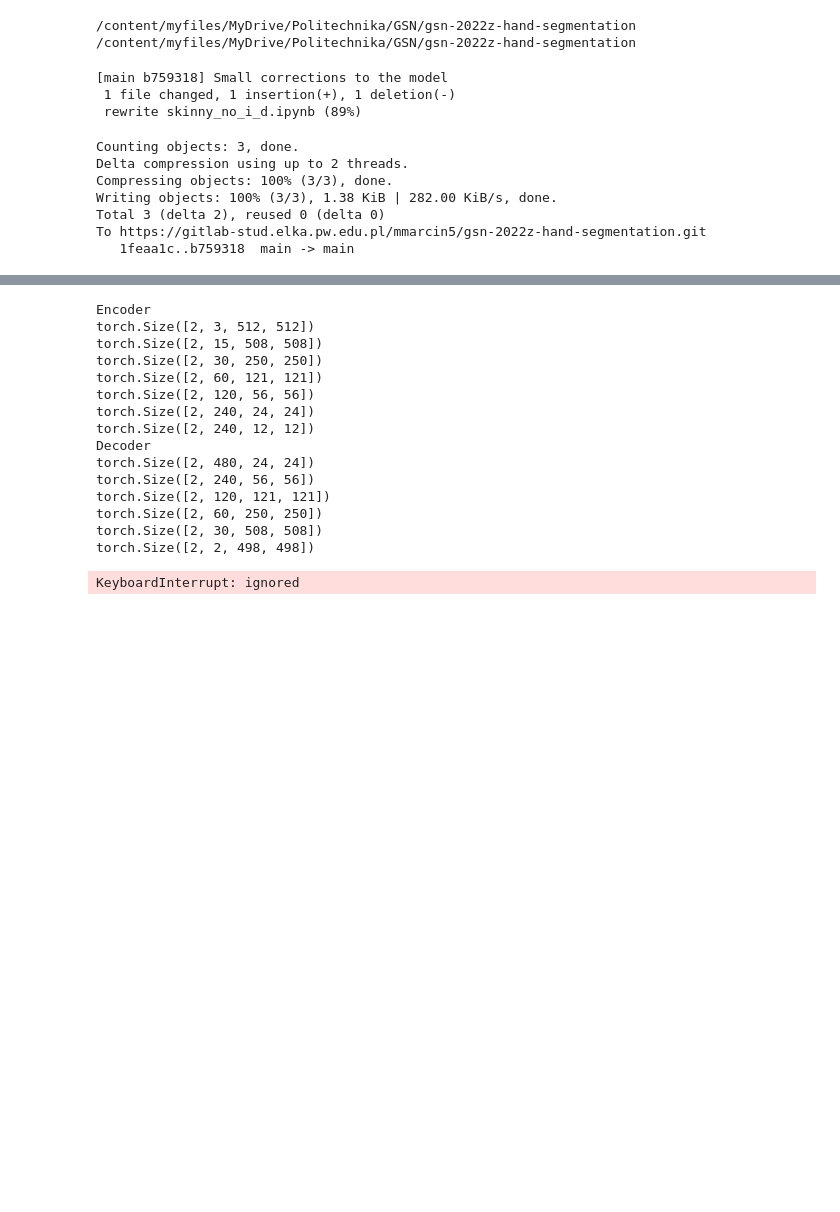
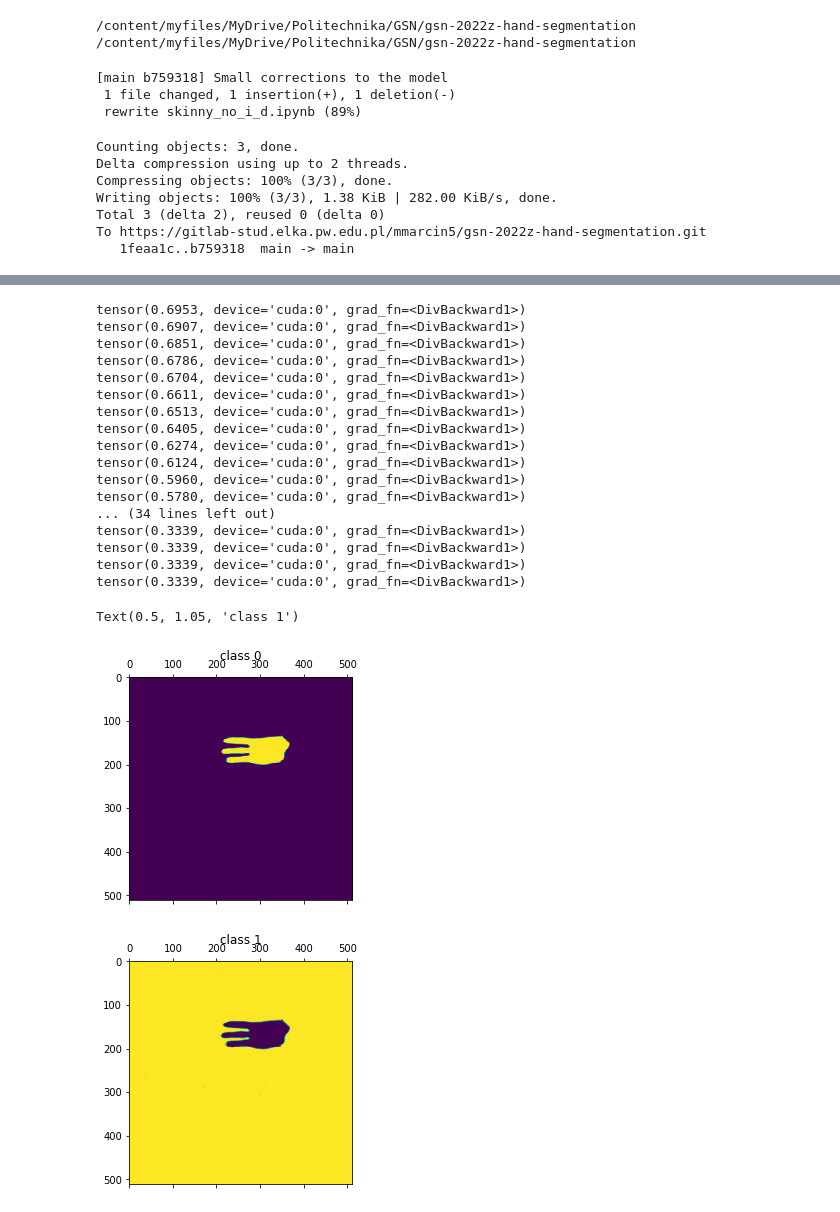
Before and after one commit to Maugosia/hand-segmentation-nn, a Jupyter notebook: skinny_no_i_d.ipynb, the cells around one changed output, grey strips where cells are left out. Drawn from its saved outputs; the diff is of its cells as text; code cells hidden in the pictures; blank space fills up the shorter version.

Commit message:
add padding, single batch overfit test

```diff
--- a/skinny_no_i_d.ipynb
+++ b/skinny_no_i_d.ipynb
@@ -160,20 +162,20 @@ class FinalConv(nn.Module):
 
     self.sequential_stack = nn.Sequential(
         nn.Conv2d(in_channels=in_channels, out_channels=mid_channels,
-                  kernel_size=3, bias=False),
+                  padding=padding_mode, kernel_size=3, bias=False),
         nn.BatchNorm2d(mid_channels),
         nn.ReLU(inplace=True),
         nn.Conv2d(in_channels=mid_channels, out_channels=mid_channels,
-                  kernel_size=3, bias=False),
+                  padding=padding_mode, kernel_size=3, bias=False),
         nn.BatchNorm2d(mid_channels),
         nn.Conv2d(in_channels=mid_channels, out_channels=mid_channels,
-                  kernel_size=3, bias=False),
+                  padding=padding_mode, kernel_size=3, bias=False),
         nn.ReLU(inplace=True),
         nn.Conv2d(in_channels=mid_channels, out_channels=mid_channels // 2,
-                  kernel_size=3, bias=False),
+                  padding=padding_mode, kernel_size=3, bias=False),
         nn.ReLU(inplace=True),
         nn.Conv2d(in_channels=mid_channels // 2, out_channels=out_channels,
-                  kernel_size=3, bias=False),
+                  padding=padding_mode, kernel_size=3, bias=False),
         nn.Sigmoid()
     )
 
@@ -287,11 +302,12 @@ data_train, data_val = torch.utils.data.random_split(data_train_val,
 from torch.utils.data import DataLoader
 
 val_loader = DataLoader(data_val, shuffle=True, batch_size=2)
+train_loader = DataLoader(data_train, shuffle=True, batch_size=2)
 # %%
 device = torch.device("cuda:0" if torch.cuda.is_available() else "cpu")
 model = Skinny(3, 2)
 model.to(device=device)
-epochs = 1
+epochs = 50
 lr = 0.001
 criterion = nn.CrossEntropyLoss()
 optimizer = torch.optim.Adam(model.parameters(), lr=lr, foreach=True)
@@ -300,25 +334,29 @@ model
 # %%
+batch = next(iter(train_loader))
+
 for epoch in range(1, epochs + 1):
   model.train()
   epoch_loss = 0
 
-  for batch in val_loader:
+  for i in [1]:
     images, masks = batch[0], batch[1]
 
 
     images = images.to(device=device, dtype=torch.float32, memory_format=torch.channels_last)
-    masks = masks.to(device=device, dtype=torch.long)
+    masks = masks.to(device=device, dtype=torch.float32)
 
     logits = model(images)
 
     # print(logits.shape)
     # print(masks.shape)
 
-    # loss = criterion(logits, masks)
+    loss = criterion(logits, masks)
 
-    # loss.backward()
-    # optimizer.step()
-    # optimizer.zero_grad()
+    loss.backward()
+    optimizer.step()
+    optimizer.zero_grad()
+
+    print(loss)
 
     # with torch.autocast(device.type if device.type != 'mps' else 'cpu', enabled=amp):
     #     masks_pred = model(images)
@@ -379,19 +417,32 @@ for epoch in range(1, epochs + 1):
     # except:
     #     pass
 # %% [output]
-Encoder
-torch.Size([2, 3, 512, 512])
-torch.Size([2, 15, 508, 508])
-torch.Size([2, 30, 250, 250])
-torch.Size([2, 60, 121, 121])
-torch.Size([2, 120, 56, 56])
-torch.Size([2, 240, 24, 24])
-torch.Size([2, 240, 12, 12])
-Decoder
-torch.Size([2, 480, 24, 24])
-torch.Size([2, 240, 56, 56])
-torch.Size([2, 120, 121, 121])
-torch.Size([2, 60, 250, 250])
-torch.Size([2, 30, 508, 508])
-torch.Size([2, 2, 498, 498])
+tensor(0.6953, device='cuda:0', grad_fn=<DivBackward1>)
+tensor(0.6907, device='cuda:0', grad_fn=<DivBackward1>)
+tensor(0.6851, device='cuda:0', grad_fn=<DivBackward1>)
+tensor(0.6786, device='cuda:0', grad_fn=<DivBackward1>)
+tensor(0.6704, device='cuda:0', grad_fn=<DivBackward1>)
+tensor(0.6611, device='cuda:0', grad_fn=<DivBackward1>)
+tensor(0.6513, device='cuda:0', grad_fn=<DivBackward1>)
+tensor(0.6405, device='cuda:0', grad_fn=<DivBackward1>)
+tensor(0.6274, device='cuda:0', grad_fn=<DivBackward1>)
+tensor(0.6124, device='cuda:0', grad_fn=<DivBackward1>)
+tensor(0.5960, device='cuda:0', grad_fn=<DivBackward1>)
+tensor(0.5780, device='cuda:0', grad_fn=<DivBackward1>)
+... (34 lines left out)
+tensor(0.3339, device='cuda:0', grad_fn=<DivBackward1>)
+tensor(0.3339, device='cuda:0', grad_fn=<DivBackward1>)
+tensor(0.3339, device='cuda:0', grad_fn=<DivBackward1>)
+tensor(0.3339, device='cuda:0', grad_fn=<DivBackward1>)
-KeyboardInterrupt: ignored
+# %%
+import matplotlib.pyplot as plt
+lab  = logits[0]
+plt.matshow(np.squeeze(lab[[0]].permute(1, 2, 0).cpu()).detach().numpy())
+plt.title("class 0")
+plt.matshow(np.squeeze(lab[[1]].permute(1, 2, 0).cpu()).detach().numpy())
+plt.title("class 1")
+#iou = iou_pytorch(logits, masks)
+# %% [output]
+Text(0.5, 1.05, 'class 1')
+[figure, added]
+[figure, added]
```
Also changed, not shown: parts of 8 cells of this notebook.
